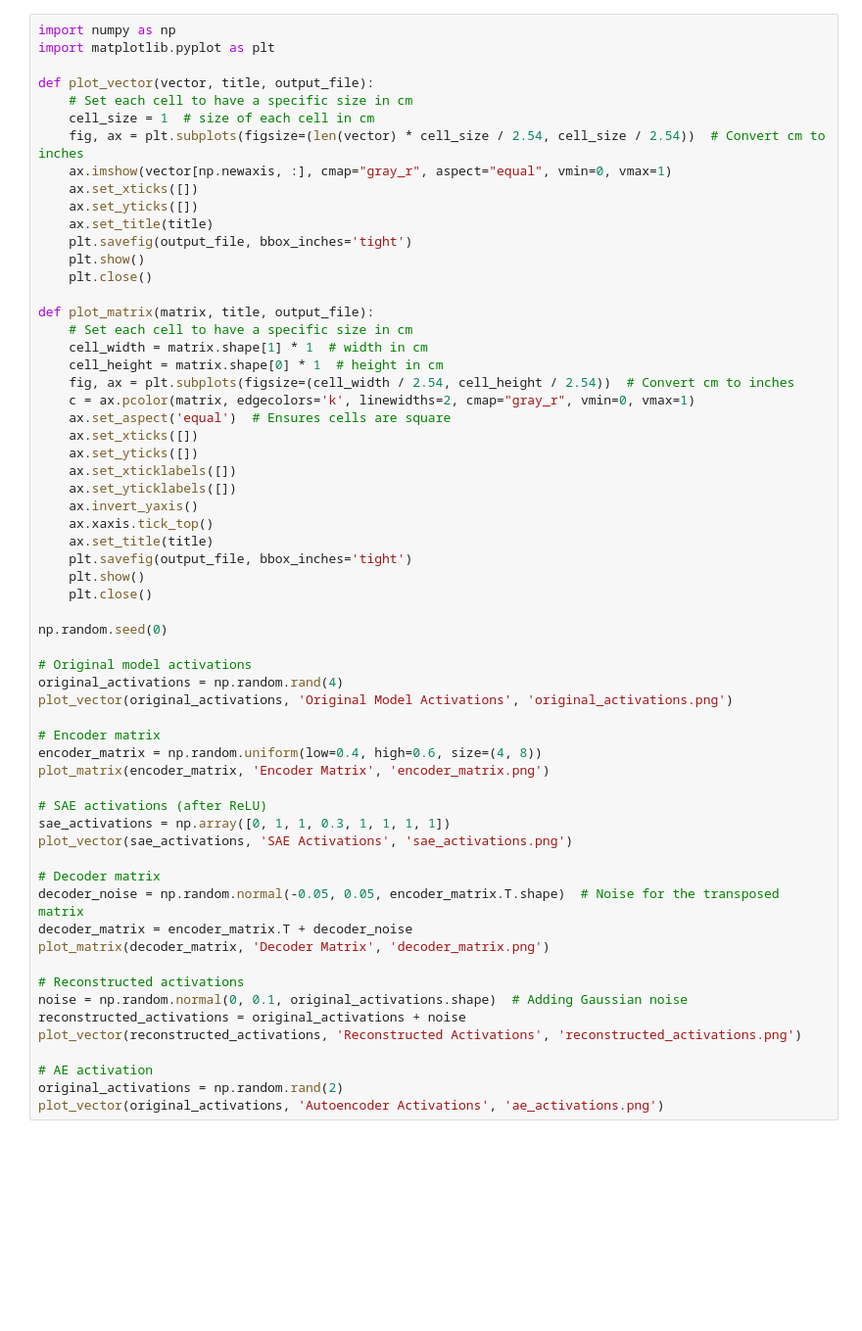
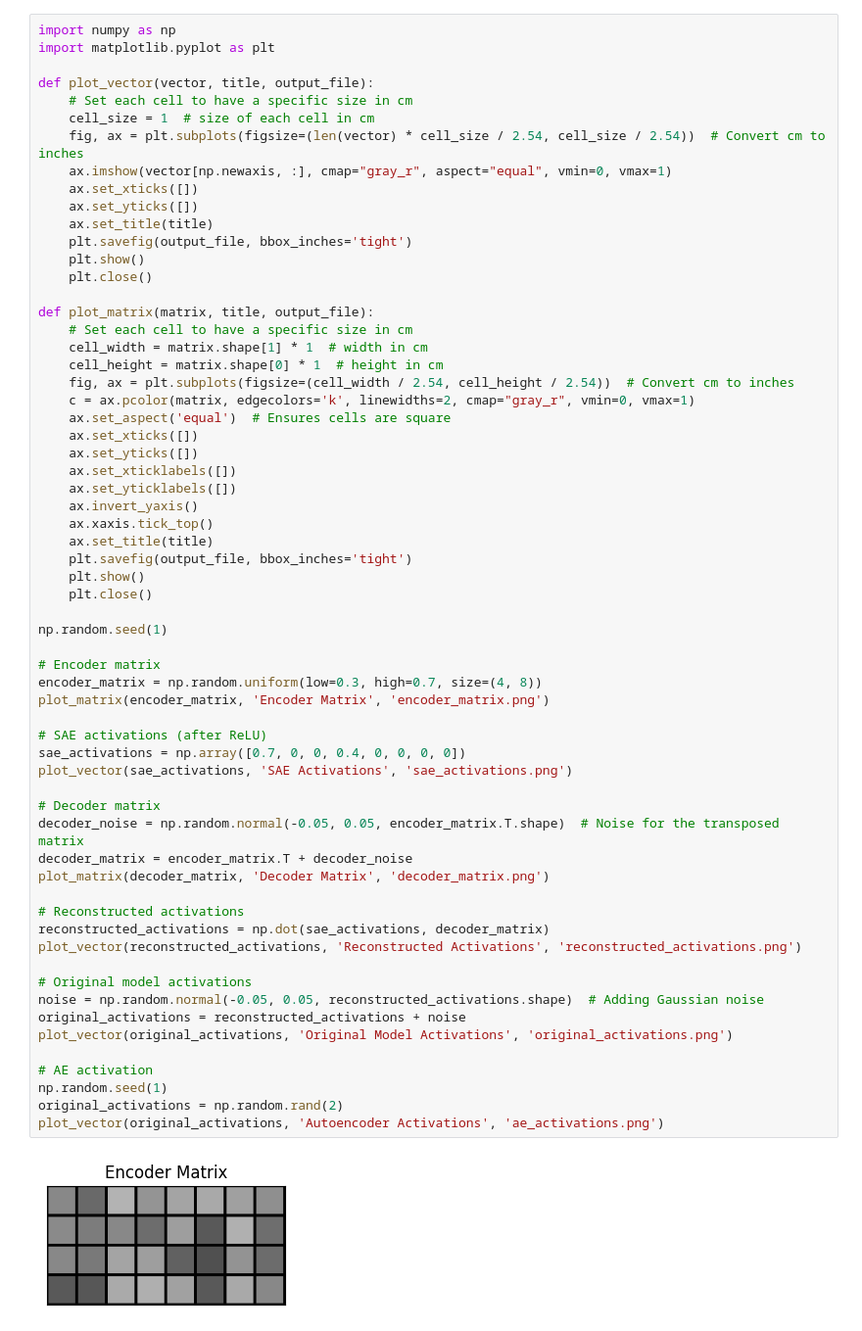
Before and after one commit to kiankyars/kiankyars.github.io, a Jupyter notebook: images/sae_intuitions/diagram.ipynb, the cells around one changed output. Shown: that part at 98% size. Drawn from its saved outputs; the diff is of its cells as text; blank space fills up the shorter version.

Commit message:
Diagram generator for sae post

```diff
--- a/images/sae_intuitions/diagram.ipynb
+++ b/images/sae_intuitions/diagram.ipynb
@@ -84,39 +91,42 @@ def plot_matrix(matrix, title, output_file):
     ax.set_aspect('equal')  # Ensures cells are square
     ax.set_xticks([])
     ax.set_yticks([])
     ax.set_xticklabels([])
     ax.set_yticklabels([])
     ax.invert_yaxis()
     ax.xaxis.tick_top()
     ax.set_title(title)
     plt.savefig(output_file, bbox_inches='tight')
     plt.show()
     plt.close()
 
-np.random.seed(0)
-
-# Original model activations
-original_activations = np.random.rand(4)
-plot_vector(original_activations, 'Original Model Activations', 'original_activations.png')
+np.random.seed(1)
 
 # Encoder matrix
-encoder_matrix = np.random.uniform(low=0.4, high=0.6, size=(4, 8))
+encoder_matrix = np.random.uniform(low=0.3, high=0.7, size=(4, 8))
 plot_matrix(encoder_matrix, 'Encoder Matrix', 'encoder_matrix.png')
 
 # SAE activations (after ReLU)
-sae_activations = np.array([0, 1, 1, 0.3, 1, 1, 1, 1])
+sae_activations = np.array([0.7, 0, 0, 0.4, 0, 0, 0, 0])
 plot_vector(sae_activations, 'SAE Activations', 'sae_activations.png')
 
 # Decoder matrix
 decoder_noise = np.random.normal(-0.05, 0.05, encoder_matrix.T.shape)  # Noise for the transposed matrix
 decoder_matrix = encoder_matrix.T + decoder_noise
 plot_matrix(decoder_matrix, 'Decoder Matrix', 'decoder_matrix.png')
 
 # Reconstructed activations
-noise = np.random.normal(0, 0.1, original_activations.shape)  # Adding Gaussian noise
-reconstructed_activations = original_activations + noise
+reconstructed_activations = np.dot(sae_activations, decoder_matrix)
 plot_vector(reconstructed_activations, 'Reconstructed Activations', 'reconstructed_activations.png')
 
+# Original model activations
+noise = np.random.normal(-0.05, 0.05, reconstructed_activations.shape)  # Adding Gaussian noise
+original_activations = reconstructed_activations + noise
+plot_vector(original_activations, 'Original Model Activations', 'original_activations.png')
+
 # AE activation
+np.random.seed(1)
 original_activations = np.random.rand(2)
 plot_vector(original_activations, 'Autoencoder Activations', 'ae_activations.png')
+# %% [output]
+[figure, added]
```
Also changed, not shown: parts of 4 cells of this notebook.
